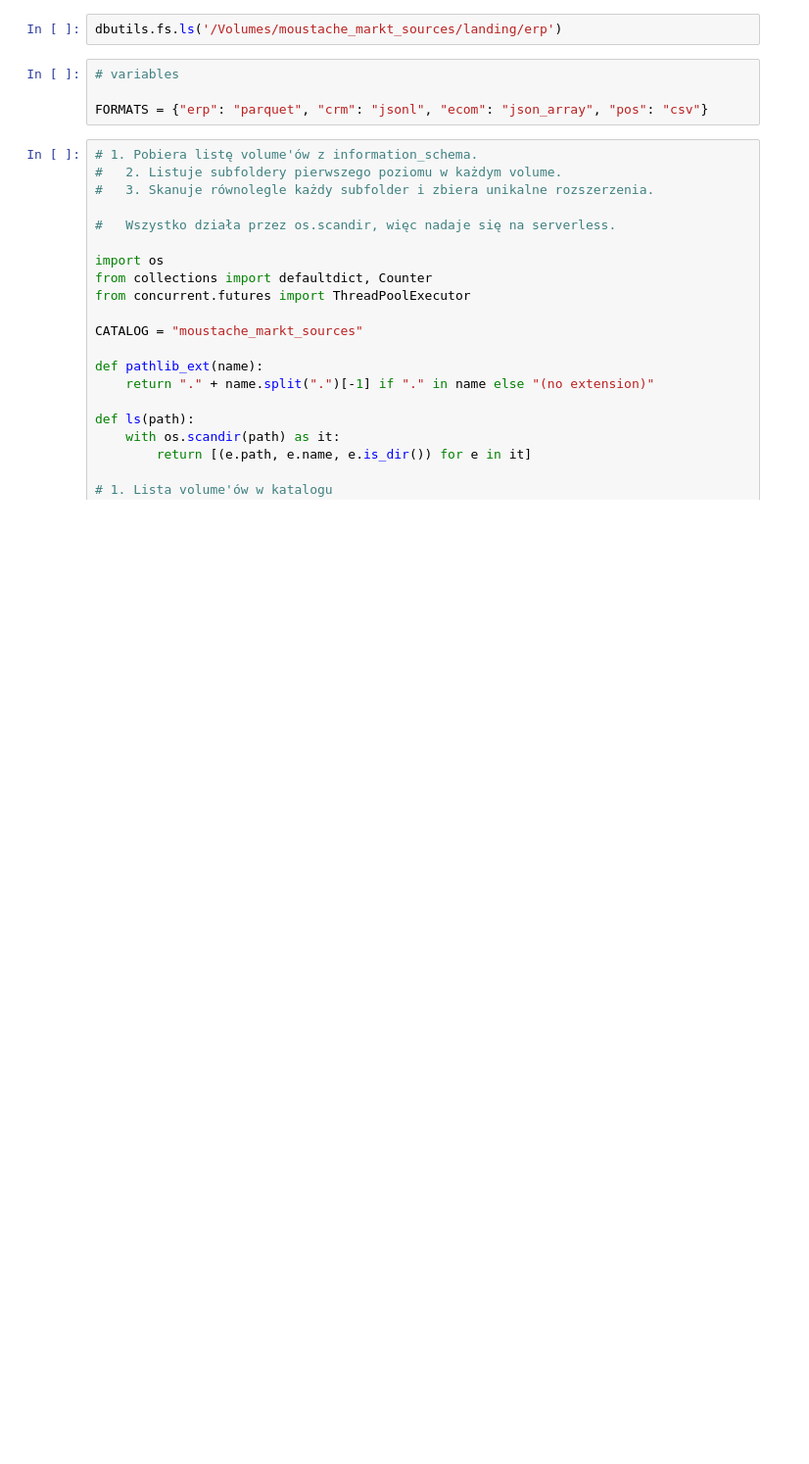
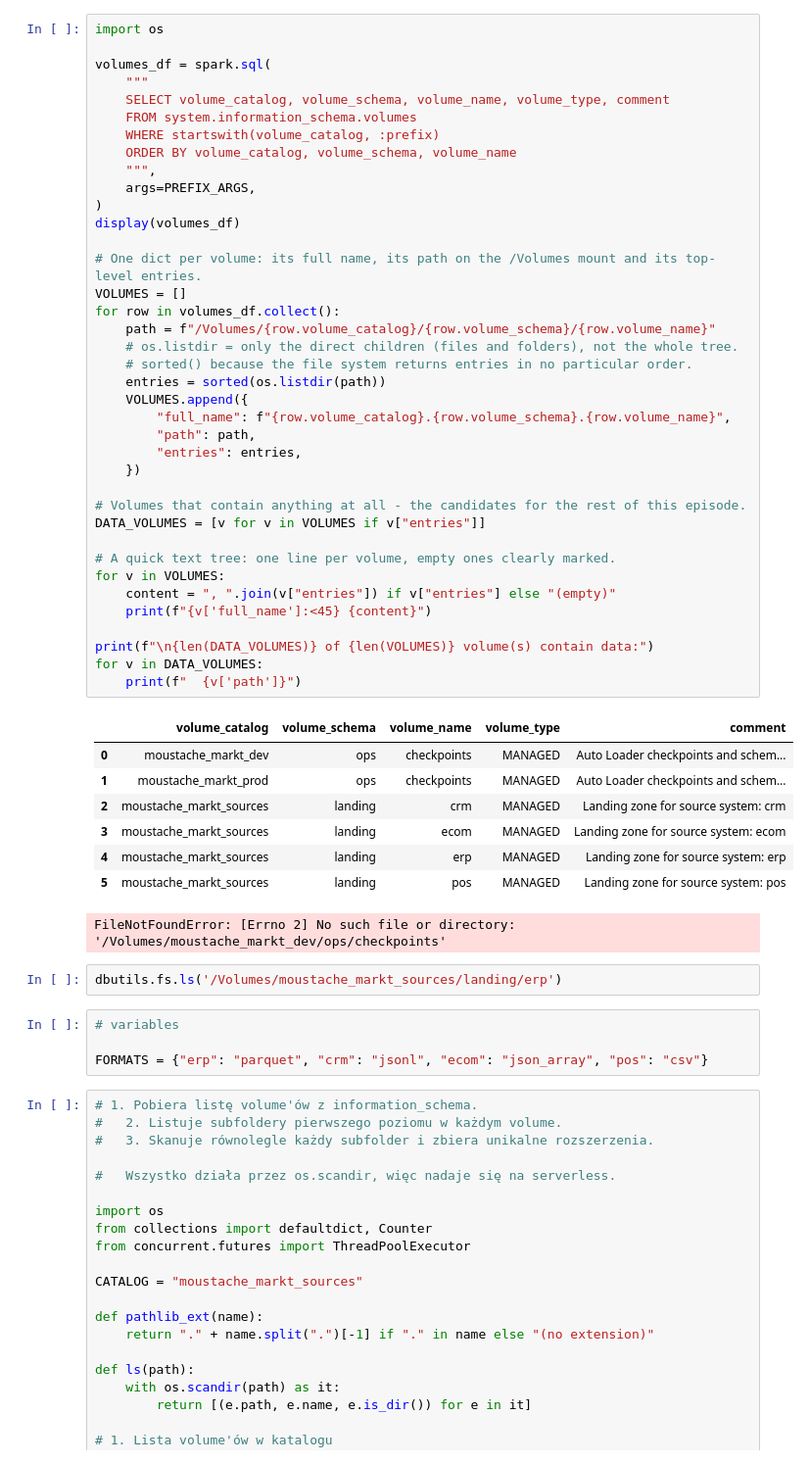
Before and after one commit to mwasalski/moustache_markt_yt, a Jupyter notebook: 01_reading_files.ipynb, the cells around one changed output. Shown at 98% size. Drawn from its saved outputs; the diff is of its cells as text; blank space fills up the shorter version.

```diff
--- a/01_reading_files.ipynb
+++ b/01_reading_files.ipynb
@@ -172,3 +142,50 @@ for ext, count in extensions.most_common():
+# %%
+import os
+
+volumes_df = spark.sql(
+    """
+    SELECT volume_catalog, volume_schema, volume_name, volume_type, comment
+    FROM system.information_schema.volumes
+    WHERE startswith(volume_catalog, :prefix)
+    ORDER BY volume_catalog, volume_schema, volume_name
+    """,
+    args=PREFIX_ARGS,
+)
+display(volumes_df)
+
+# One dict per volume: its full name, its path on the /Volumes mount and its top-level entries.
+VOLUMES = []
+for row in volumes_df.collect():
+    path = f"/Volumes/{row.volume_catalog}/{row.volume_schema}/{row.volume_name}"
+    # os.listdir = only the direct children (files and folders), not the whole tree.
+    # sorted() because the file system returns entries in no particular order.
+    entries = sorted(os.listdir(path))
+    VOLUMES.append({
+        "full_name": f"{row.volume_catalog}.{row.volume_schema}.{row.volume_name}",
+        "path": path,
+        "entries": entries,
+    })
+
+# Volumes that contain anything at all - the candidates for the rest of this episode.
+DATA_VOLUMES = [v for v in VOLUMES if v["entries"]]
+
+# A quick text tree: one line per volume, empty ones clearly marked.
+for v in VOLUMES:
+    content = ", ".join(v["entries"]) if v["entries"] else "(empty)"
+    print(f"{v['full_name']:<45} {content}")
+
+print(f"\n{len(DATA_VOLUMES)} of {len(VOLUMES)} volume(s) contain data:")
+for v in DATA_VOLUMES:
+    print(f"  {v['path']}")
+# %% [output]
+|  | volume_catalog | volume_schema | volume_name | volume_type | comment |
+| 0 | moustache_markt_dev | ops | checkpoints | MANAGED | Auto Loader checkpoints and schem... |
+| 1 | moustache_markt_prod | ops | checkpoints | MANAGED | Auto Loader checkpoints and schem... |
+| 2 | moustache_markt_sources | landing | crm | MANAGED | Landing zone for source system: crm |
+| 3 | moustache_markt_sources | landing | ecom | MANAGED | Landing zone for source system: ecom |
+| 4 | moustache_markt_sources | landing | erp | MANAGED | Landing zone for source system: erp |
+| 5 | moustache_markt_sources | landing | pos | MANAGED | Landing zone for source system: pos |
+FileNotFoundError: [Errno 2] No such file or directory: '/Volumes/moustache_markt_dev/ops/checkpoints'
 # %%
 dbutils.fs.ls('/Volumes/moustache_markt_sources/landing/erp')
 # %%
```
Also changed, not shown: parts of 15 cells of this notebook, 5 other files.
